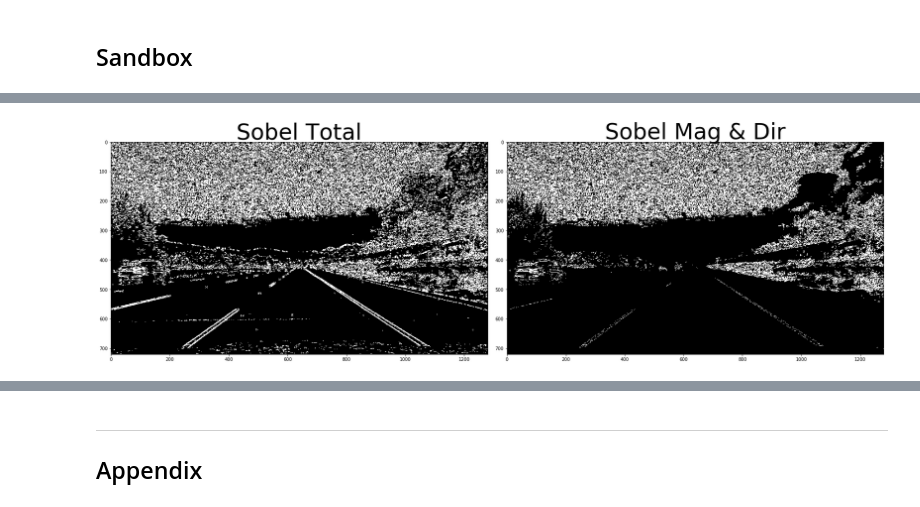
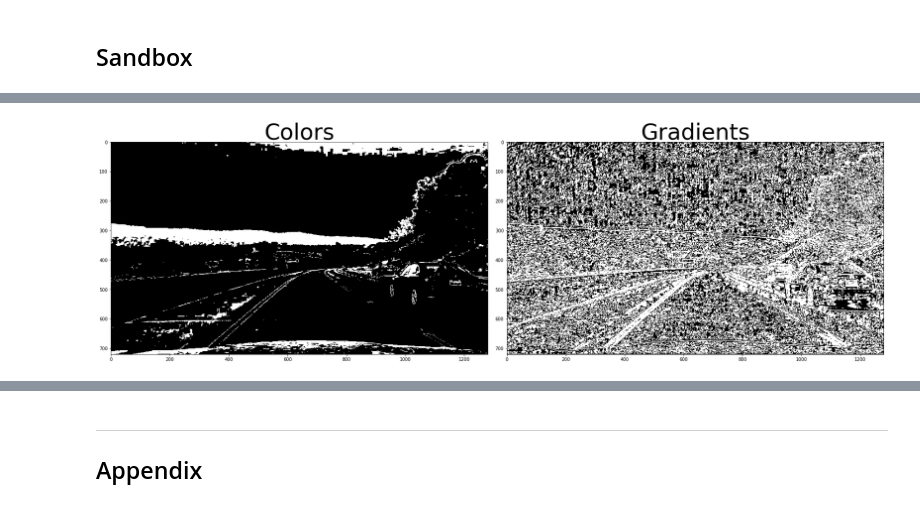
Before and after one commit to fuJiin/ND013-P4, a Jupyter notebook: sandbox.ipynb, the cells around one changed output, grey strips where cells are left out. Drawn from its saved outputs; the diff is of its cells as text; code cells hidden in the pictures.

```diff
--- a/sandbox.ipynb
+++ b/sandbox.ipynb
@@ -74,0 +83,5 @@ plt.imshow(hls, cmap='gray')
+# %%
+# RGB
+
+rgb = binary.rgb_select(undistort, thresh=(95, 190))
+plt.imshow(rgb, cmap='gray')
@@ -74,0 +91,5 @@ plt.imshow(hls, cmap='gray')
+# %%
+# HSV
+
+hsv = binary.hsv_select(undistort, thresh=(100, 150))
+plt.imshow(hsv, cmap='gray')
@@ -111,24 +135,37 @@ plt.subplots_adjust(left=0, right=1, top=0.9, bottom=0)
 # %%
-combined = np.zeros_like(hls)
-combined_2 = np.zeros_like(hls)
+colors = np.zeros_like(rgb)
+gradients = np.zeros_like(rgb)
 
-combined[((hls == 1) & (direct == 1)) |
-         ((direct == 1) & (mag == 1)) |
-         ((hls == 1) & (mag == 1))] = 1
-combined_2[(hls == 1) & ((direct == 1) | (mag == 1))] = 1
-# combined_2[(direct == 1)] = 1
+# combined = np.zeros_like(hls)
+# combined_2 = np.zeros_like(hls)
+
+# combined[((hls == 1) & (direct == 1)) |
+#          ((direct == 1) & (mag == 1)) |
+#          ((hls == 1) & (mag == 1))] = 1
+
+colors[((hls == 1) & (rgb == 1)) |
+       ((hls == 1) & (hsv == 1)) |
+       ((rgb == 1) & (hsv == 1))] = 1
+
+gradients[(mag == 1) | (direct == 1)] = 1
+
+# combined_2[(colors == 1) & (mag == 1) & (direct == 1)] = 1
+
+# combined[((colors == 1) & (direct == 1)) |
+#          ((direct == 1) & (mag == 1)) |
+#          ((colors == 1) & (mag == 1))] = 1
 
 # plt.imshow(combined, cmap='gray')
 
 f, (ax1, ax2) = plt.subplots(1, 2, figsize=(24, 9))
 f.tight_layout()
 
-ax1.imshow(combined, cmap='gray')
-ax1.set_title('Sobel Total', fontsize=50)
+ax1.imshow(colors, cmap='gray')
+ax1.set_title('Colors', fontsize=50)
 
-ax2.imshow(combined_2, cmap='gray')
-ax2.set_title('Sobel Mag & Dir', fontsize=50)
+ax2.imshow(gradients, cmap='gray')
+ax2.set_title('Gradients', fontsize=50)
 
 plt.subplots_adjust(left=0, right=1, top=0.9, bottom=0)
 # %% [output]
-[figure, old version]
+[figure, new version]
```
Also changed, not shown: parts of 26 cells of this notebook, 3 other files.
